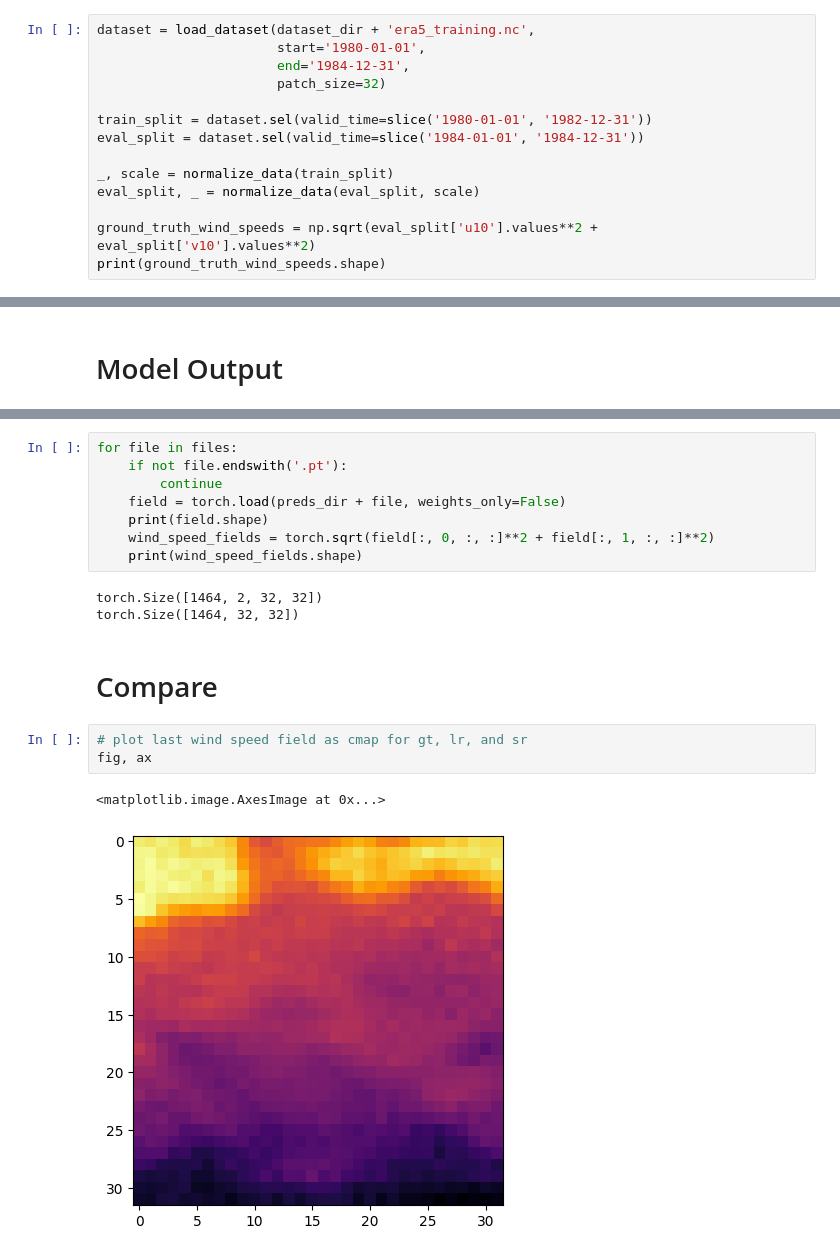
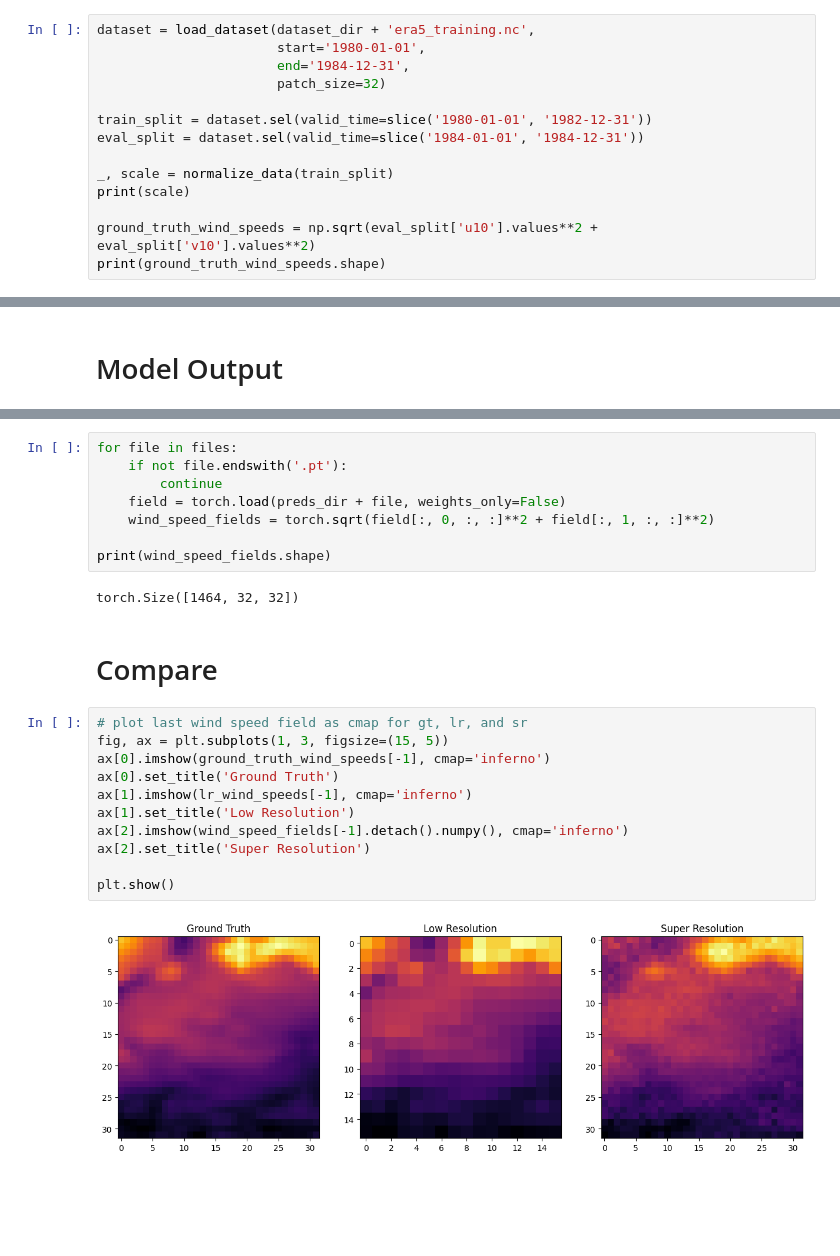
Before and after one commit to UBela/temporal_sr, a Jupyter notebook: plot_data.ipynb, the cells around one changed output, grey strips where cells are left out. Drawn from its saved outputs; the diff is of its cells as text; blank space fills up the shorter version.

Commit message:
plotting

```diff
--- a/plot_data.ipynb
+++ b/plot_data.ipynb
@@ -60,7 +56,7 @@ train_split = dataset.sel(valid_time=slice('1980-01-01', '1982-12-31'))
 eval_split = dataset.sel(valid_time=slice('1984-01-01', '1984-12-31'))
 
 _, scale = normalize_data(train_split)
-eval_split, _ = normalize_data(eval_split, scale)
+print(scale)
 
 ground_truth_wind_speeds = np.sqrt(eval_split['u10'].values**2 + eval_split['v10'].values**2)
 print(ground_truth_wind_speeds.shape)
@@ -88,17 +97,23 @@ for file in files:
     if not file.endswith('.pt'):
         continue
     field = torch.load(preds_dir + file, weights_only=False)
-    print(field.shape)
     wind_speed_fields = torch.sqrt(field[:, 0, :, :]**2 + field[:, 1, :, :]**2)
-    print(wind_speed_fields.shape)
+
+print(wind_speed_fields.shape)
 # %% [output]
-torch.Size([1464, 2, 32, 32])
 torch.Size([1464, 32, 32])
 # %% [markdown]
 # Compare
-# %%
-# plot last wind speed field as cmap for gt, lr, and sr
-fig, ax
-# %% [output]
-<matplotlib.image.AxesImage at 0x...>
-[figure, removed]
+# %%
+# plot last wind speed field as cmap for gt, lr, and sr
+fig, ax = plt.subplots(1, 3, figsize=(15, 5))
+ax[0].imshow(ground_truth_wind_speeds[-1], cmap='inferno')
+ax[0].set_title('Ground Truth')
+ax[1].imshow(lr_wind_speeds[-1], cmap='inferno')
+ax[1].set_title('Low Resolution')
+ax[2].imshow(wind_speed_fields[-1].detach().numpy(), cmap='inferno')
+ax[2].set_title('Super Resolution')
+
+plt.show()
+# %% [output]
+[figure, added]
```
Also changed, not shown: parts of 3 cells of this notebook.
